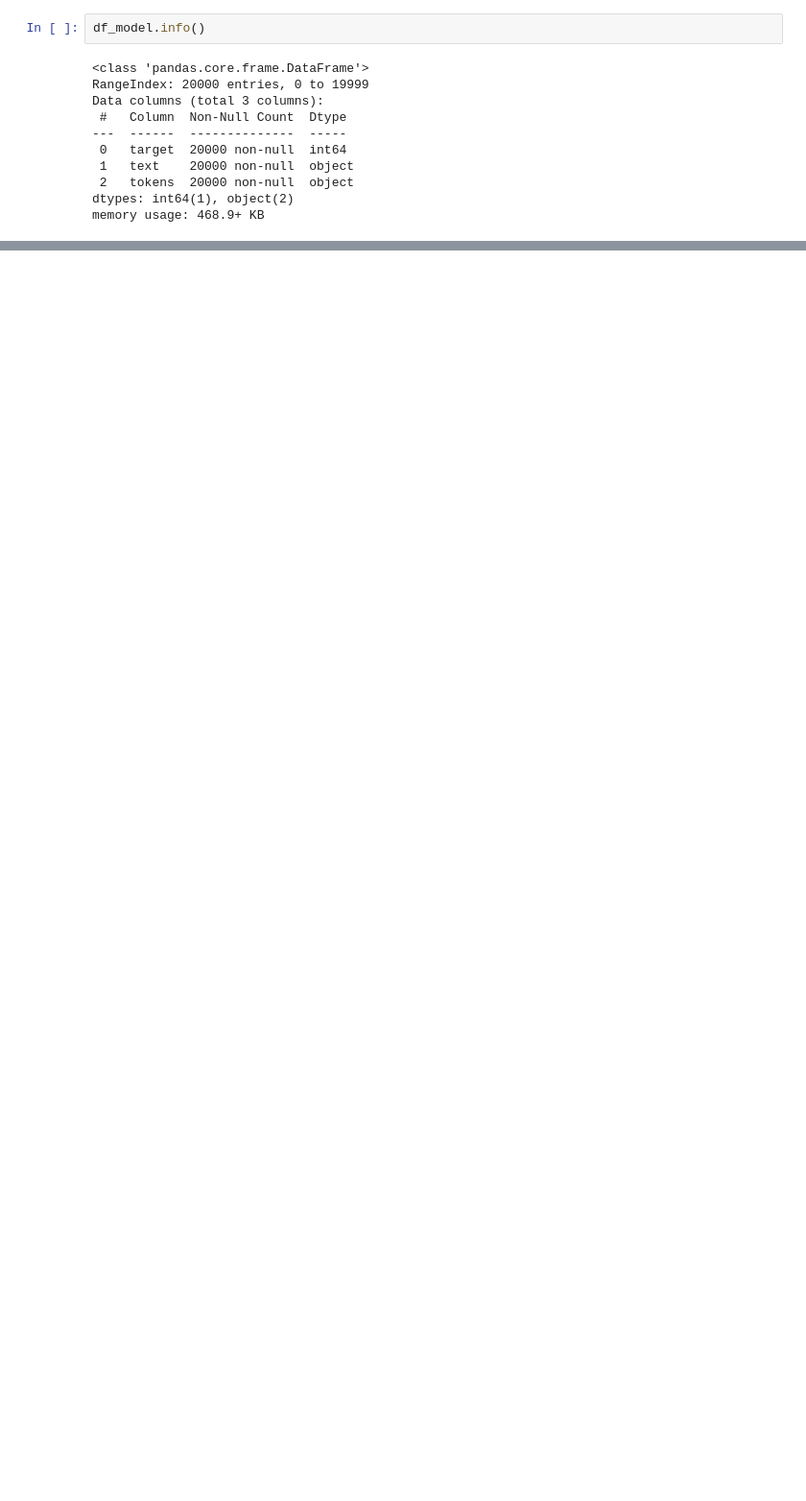
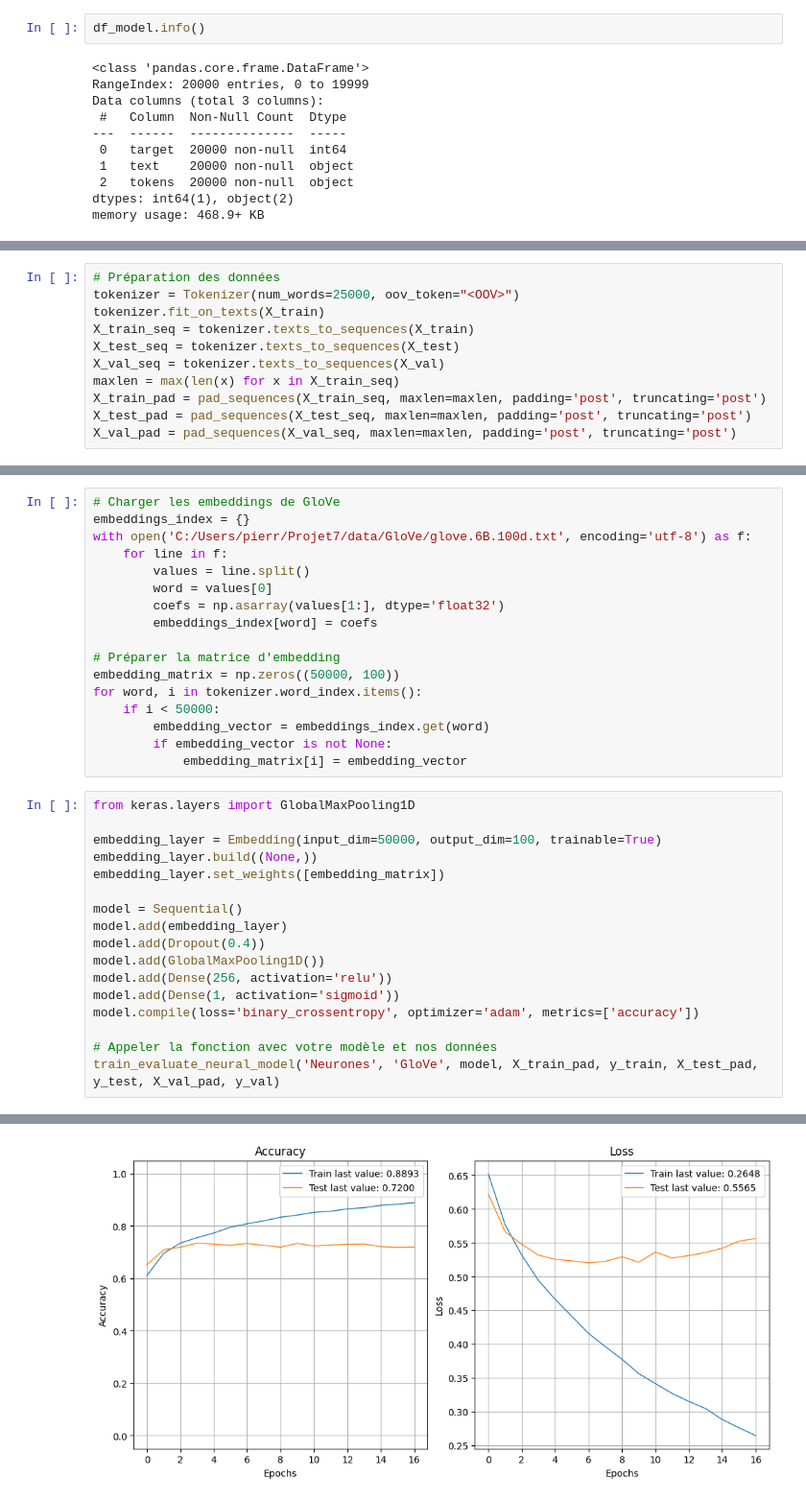
Before and after one commit to PierreQ29/Projet-7, a Jupyter notebook: EDA.ipynb, the cells around one changed output, grey strips where cells are left out. Shown at 96% size. Drawn from its saved outputs; the diff is of its cells as text; blank space fills up the shorter version.

```diff
--- a/EDA.ipynb
+++ b/EDA.ipynb
@@ -1037,0 +1024,11 @@ F1 Score: 0.7570042527083827
+# %%
+# Préparation des données
+tokenizer = Tokenizer(num_words=25000, oov_token="<OOV>")
+tokenizer.fit_on_texts(X_train)
+X_train_seq = tokenizer.texts_to_sequences(X_train)
+X_test_seq = tokenizer.texts_to_sequences(X_test)
+X_val_seq = tokenizer.texts_to_sequences(X_val)
+maxlen = max(len(x) for x in X_train_seq)
+X_train_pad = pad_sequences(X_train_seq, maxlen=maxlen, padding='post', truncating='post')
+X_test_pad = pad_sequences(X_test_seq, maxlen=maxlen, padding='post', truncating='post')
+X_val_pad = pad_sequences(X_val_seq, maxlen=maxlen, padding='post', truncating='post')
@@ -1037,0 +1037,35 @@ F1 Score: 0.7570042527083827
+# %%
+# Charger les embeddings de GloVe
+embeddings_index = {}
+with open('C:/Users/pierr/Projet7/data/GloVe/glove.6B.100d.txt', encoding='utf-8') as f:
+    for line in f:
+        values = line.split()
+        word = values[0]
+        coefs = np.asarray(values[1:], dtype='float32')
+        embeddings_index[word] = coefs
+
+# Préparer la matrice d'embedding
+embedding_matrix = np.zeros((50000, 100))
+for word, i in tokenizer.word_index.items():
+    if i < 50000:
+        embedding_vector = embeddings_index.get(word)
+        if embedding_vector is not None:
+            embedding_matrix[i] = embedding_vector
+# %%
+from keras.layers import GlobalMaxPooling1D
+
+embedding_layer = Embedding(input_dim=50000, output_dim=100, trainable=True)
+embedding_layer.build((None,))
+embedding_layer.set_weights([embedding_matrix])
+
+model = Sequential()
+model.add(embedding_layer)
+model.add(Dropout(0.4))
+model.add(GlobalMaxPooling1D())
+model.add(Dense(256, activation='relu'))
+model.add(Dense(1, activation='sigmoid'))
+model.compile(loss='binary_crossentropy', optimizer='adam', metrics=['accuracy'])
+
+# Appeler la fonction avec votre modèle et nos données
+train_evaluate_neural_model('Neurones', 'GloVe', model, X_train_pad, y_train, X_test_pad, y_test, X_val_pad, y_val)
+# %% [output]
@@ -1037,0 +1110 @@ F1 Score: 0.7570042527083827
+[figure, added]
```
Also changed, not shown: parts of 86 cells of this notebook, 1 other file.
